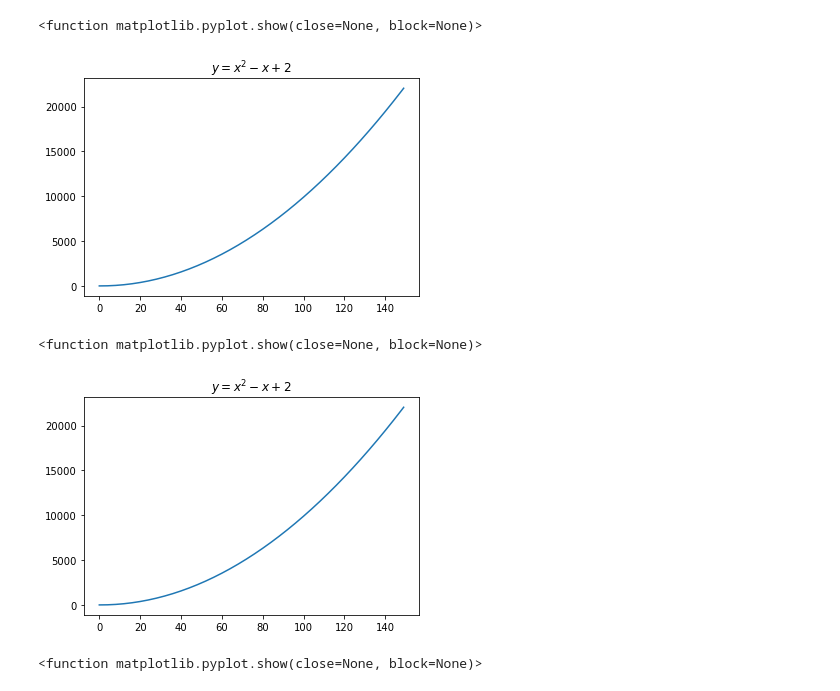
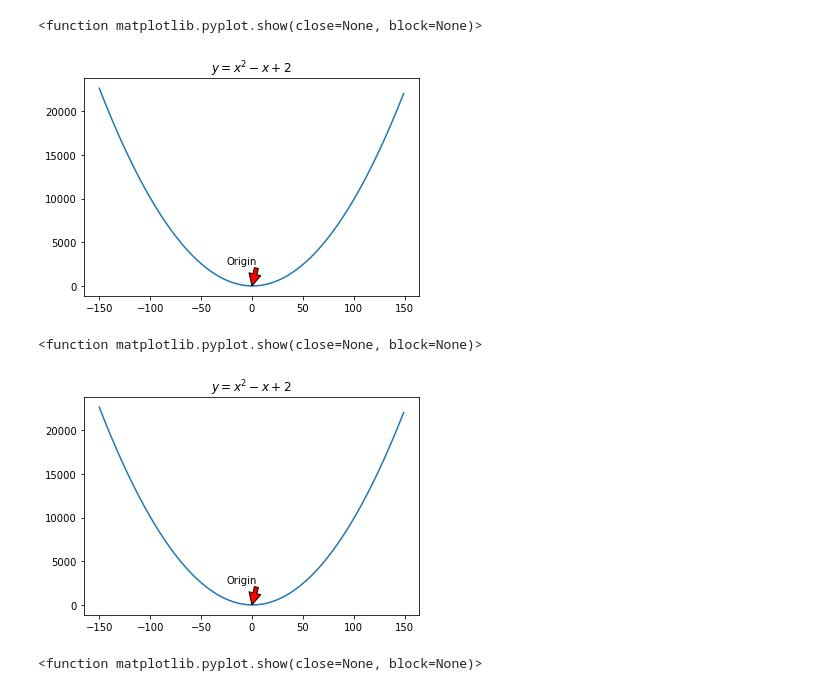
Before and after one commit to michael-haerle/numpy-pandas-visualization-exercises, a Jupyter notebook: matplotlib_exercises.ipynb, the cells around one changed output. Drawn from its saved outputs; the diff is of its cells as text; code cells hidden in the pictures.

```diff
--- a/matplotlib_exercises.ipynb
+++ b/matplotlib_exercises.ipynb
@@ -1,30 +1,32 @@
 # %%
 # 1. Use matplotlib to plot the following equation:
 # y= x^2−x+2
 # You'll need to write the code that generates the x and y points.
 # Add an anotation for the point 0, 0, the origin.
 
 import matplotlib.pyplot as plt
-x = list(range(150))
+x = list(range(-150, 150))
 y = [(n**2)-(n + 2) for n in x]
 plt.plot(x, y)
 plt.title('$y = x^2 - x+2$')
+plt.annotate('Origin', xy=(0,0), xytext=(-25,2500), arrowprops={'facecolor':'red'})
 plt.show
 # %% [output]
 <function matplotlib.pyplot.show(close=None, block=None)>
-[figure, old version]
+[figure, new version]
 # %%
 # using np to solve
 import numpy as np
-x = range(150)
+x = list(range(-150, 150))
 x = np.array(x)
 y = [(n**2)-(n + 2) for n in x]
 plt.plot(x, y)
 plt.title('$y = x^2 - x+2$')
+plt.annotate('Origin', xy=(0,0), xytext=(-25,2500), arrowprops={'facecolor':'red'})
 plt.show
 # %% [output]
 <function matplotlib.pyplot.show(close=None, block=None)>
-[figure, old version]
+[figure, new version]
 # %%
 # 2. Create and label 4 separate charts for the following equations (choose a range for x that makes sense):
 # y=√x
```
